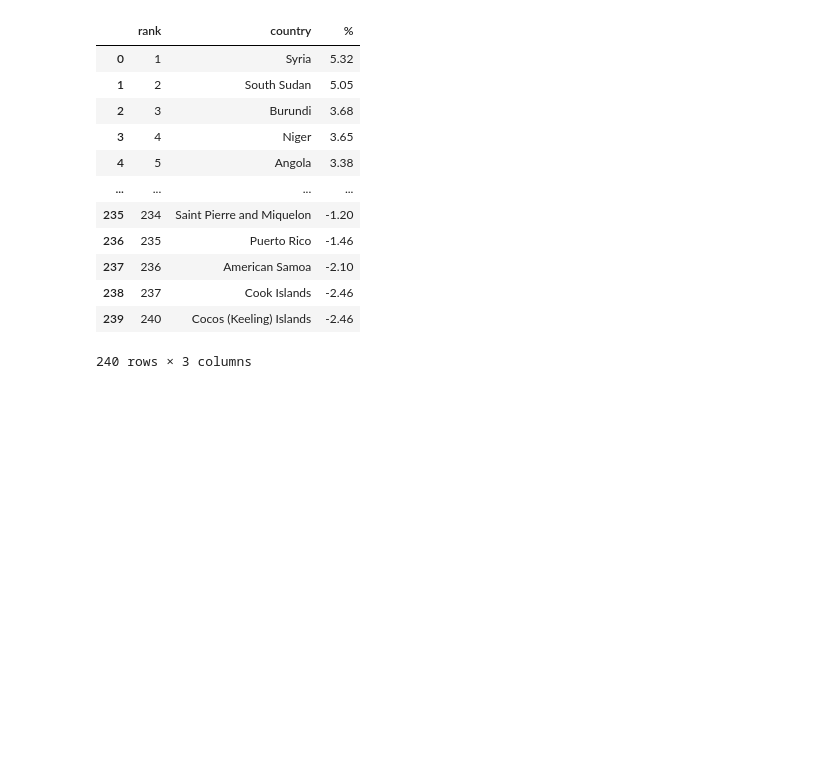
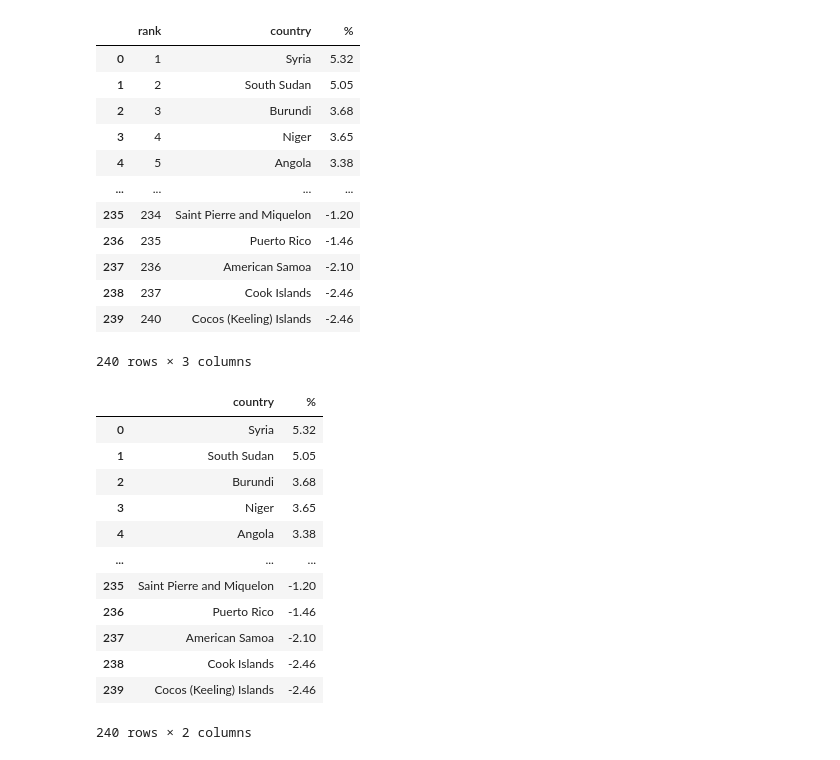
Before and after one commit to ComputationalThinkingGroup5/Annie-Yin, a Jupyter notebook: Anniedatawork.ipynb, the cells around one changed output. Drawn from its saved outputs; the diff is of its cells as text; code cells hidden in the pictures; blank space fills up the shorter version.

Commit message:
Delete the rank

```diff
--- a/Anniedatawork.ipynb
+++ b/Anniedatawork.ipynb
@@ -493,3 +493,23 @@ DFTestA
 240 rows × 3 columns
 # %%
 DFTestA.to_csv("AnnieData.csv",index=False)
+# %%
+DFTestA=DFTest # approach 1
+DFTestB=DFTest.copy() # approach 2
+DFTestA.drop(['rank'],1,inplace=True) # inplace!!!
+# %%
+DFTestA
+# %% [output]
+|  | country | % |
+| 0 | Syria | 5.32 |
+| 1 | South Sudan | 5.05 |
+| 2 | Burundi | 3.68 |
+| 3 | Niger | 3.65 |
+| 4 | Angola | 3.38 |
+| ... | ... | ... |
+| 235 | Saint Pierre and Miquelon | -1.20 |
+| 236 | Puerto Rico | -1.46 |
+| 237 | American Samoa | -2.10 |
+| 238 | Cook Islands | -2.46 |
+| 239 | Cocos (Keeling) Islands | -2.46 |
+240 rows × 2 columns
```
Also changed, not shown: parts of 1 cell of this notebook.
